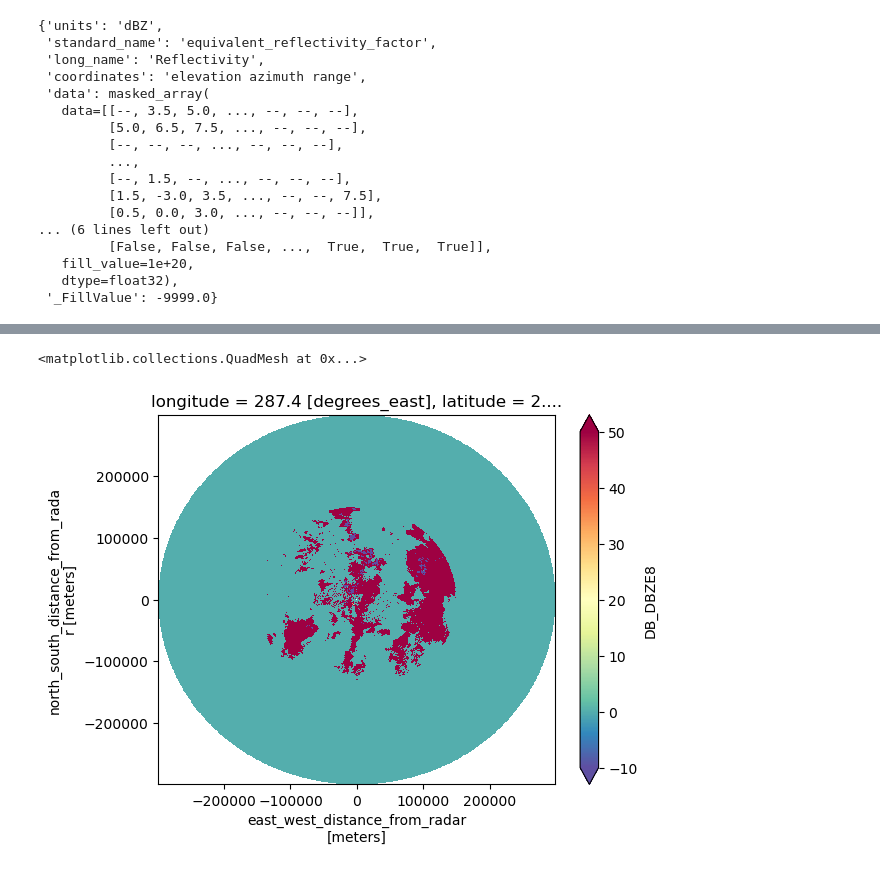
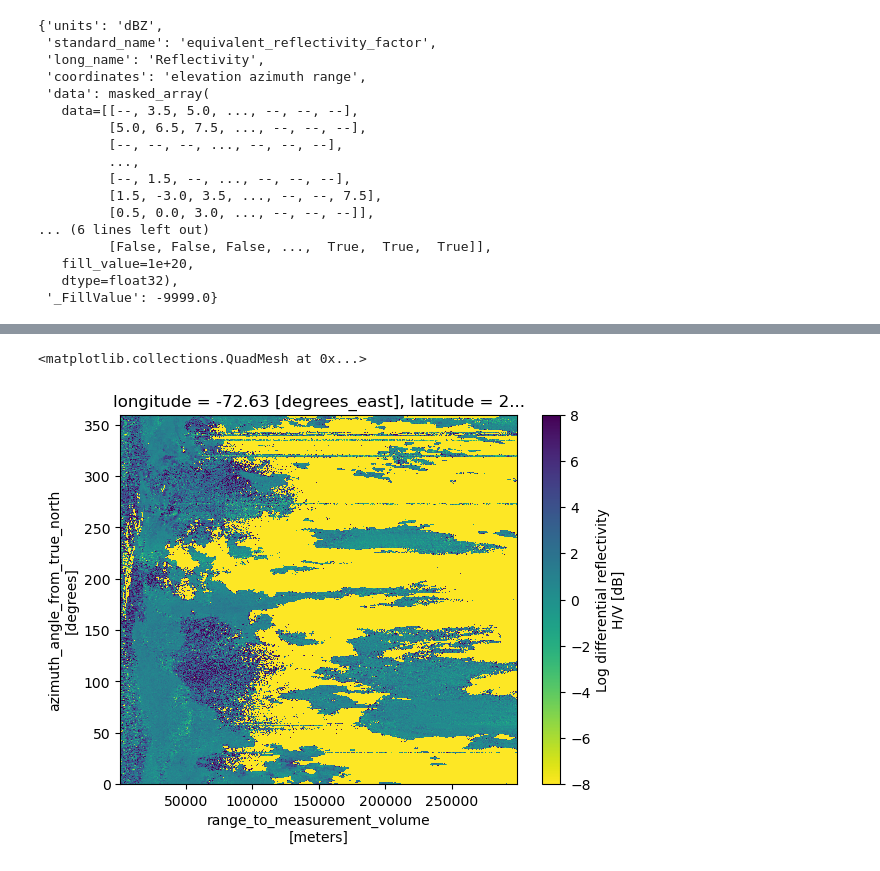
Before and after one commit to aladinor/notebooks, a Jupyter notebook: Reading_from_AWS.ipynb, the cells around one changed output, grey strips where cells are left out. Drawn from its saved outputs; the diff is of its cells as text; code cells hidden in the pictures.

```diff
--- a/Reading_from_AWS.ipynb
+++ b/Reading_from_AWS.ipynb
@@ -103,5 +149,5 @@ ds.DBZH.where(ds.DBZH > 0).plot(x='x', y='y', cmap='Spectral_r', vmin=-10, vmax=
-# %%
-ds.DB_DBZE8.plot(x='x', y='y', cmap='Spectral_r', vmin=-10, vmax=50)
-# %% [output]
-<matplotlib.collections.QuadMesh at 0x...>
-[figure, removed]
+# %%
+ds.ZDR.plot(cmap='viridis_r')
+# %% [output]
+<matplotlib.collections.QuadMesh at 0x...>
+[figure, added]
```
Also changed, not shown: parts of 19 cells of this notebook.
